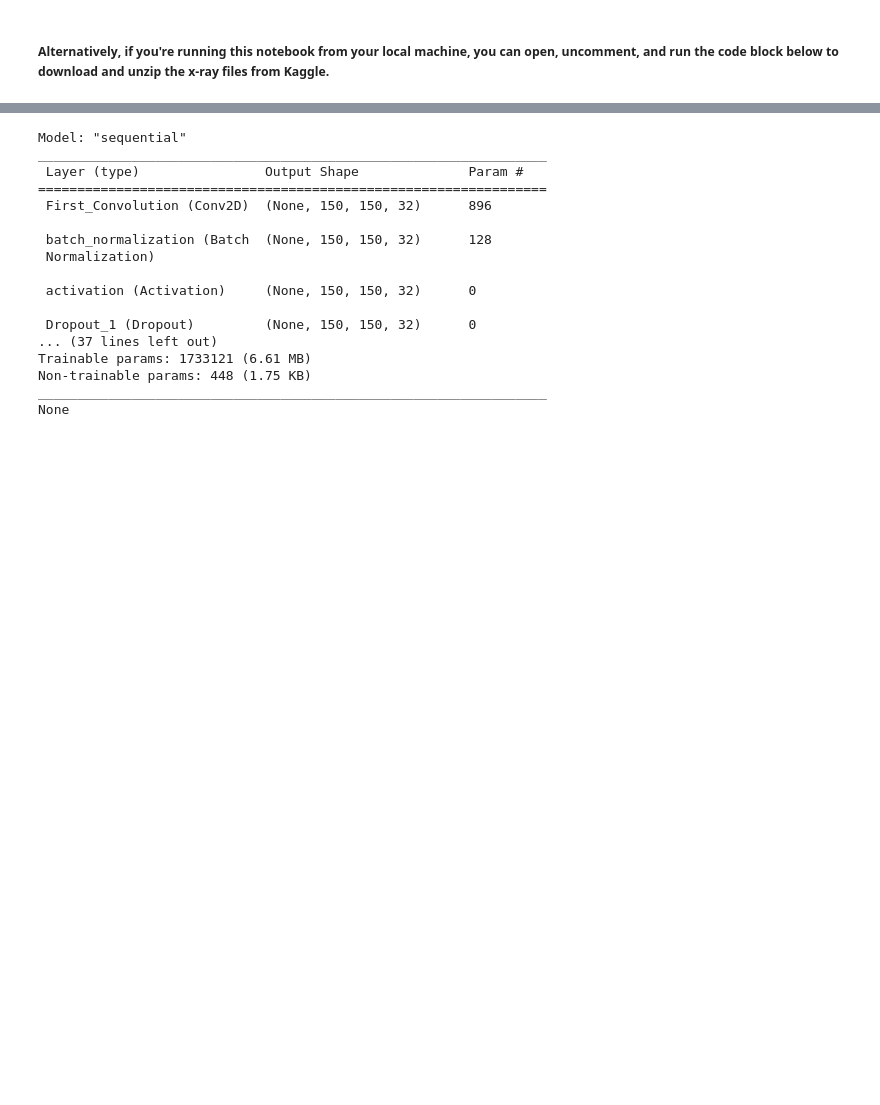
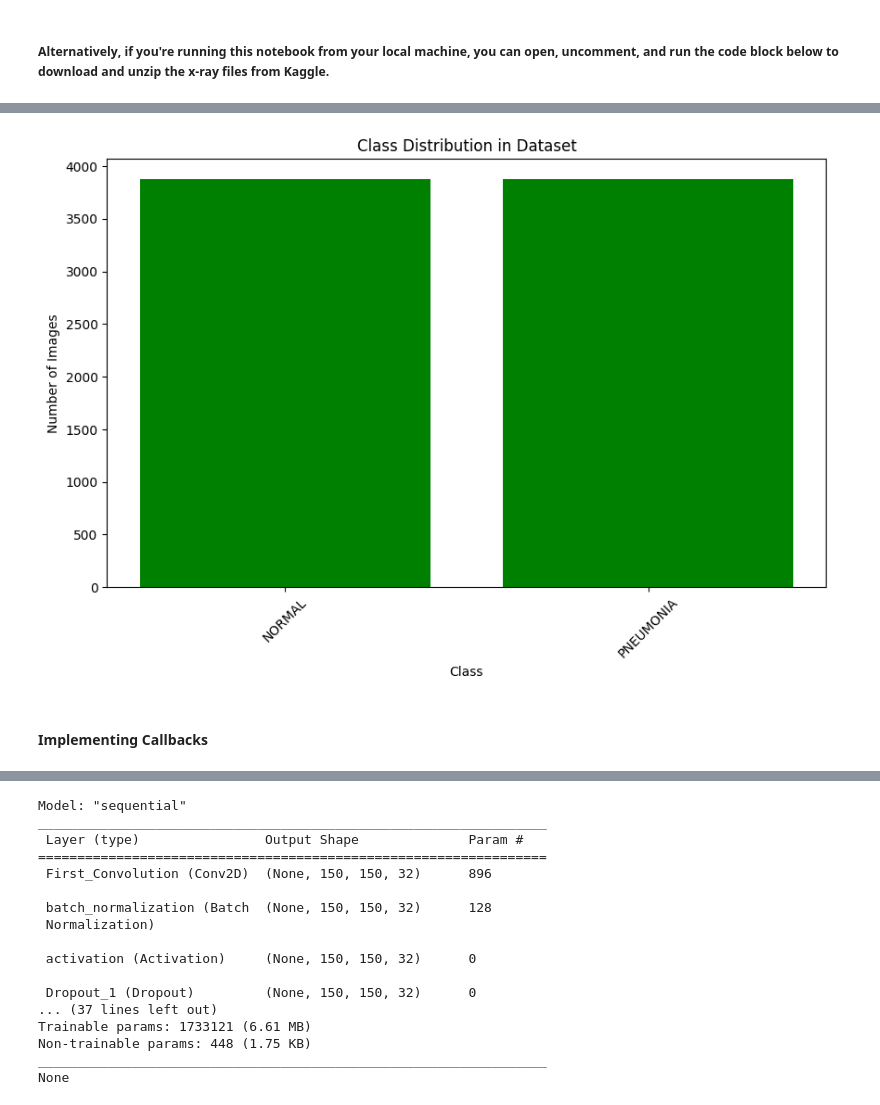
Before and after one commit to AndyMDH/AndyMDH, a Jupyter notebook: main.ipynb, the cells around one changed output, grey strips where cells are left out. Saved outputs shown, nothing was run; the diff lists cells and outputs as text; code cells hidden in the pictures; blank space fills up the shorter version.

```diff
--- a/main.ipynb
+++ b/main.ipynb
@@ -241,0 +299,28 @@ display_sample_images(train_dir, 'PNEUMONIA', 5)
+# %%
+def plot_class_distribution(directory):
+    # List to store class names and image counts
+    classes = []
+    image_counts = []
+
+    # Iterate over each class directory in the dataset directory
+    for class_name in os.listdir(directory):
+        class_path = os.path.join(directory, class_name)
+        # Count the number of files (assuming they are all images)
+        count = len([name for name in os.listdir(class_path) if os.path.isfile(os.path.join(class_path, name))])
+        classes.append(class_name)
+        image_counts.append(count)
+
+    plt.figure(figsize=(10, 6))
+    plt.bar(classes, image_counts, color='green')
+    plt.xlabel('Class')
+    plt.ylabel('Number of Images')
+    plt.title('Class Distribution in Dataset')
+    plt.xticks(rotation=45)
+    plt.show()
+
+# Plot class distribution for the training directory
+plot_class_distribution(train_dir)
+# %% [output]
+[figure, added]
+# %% [markdown]
+#### **Implementing Callbacks**
```
Also changed, not shown: parts of 85 cells of this notebook.
